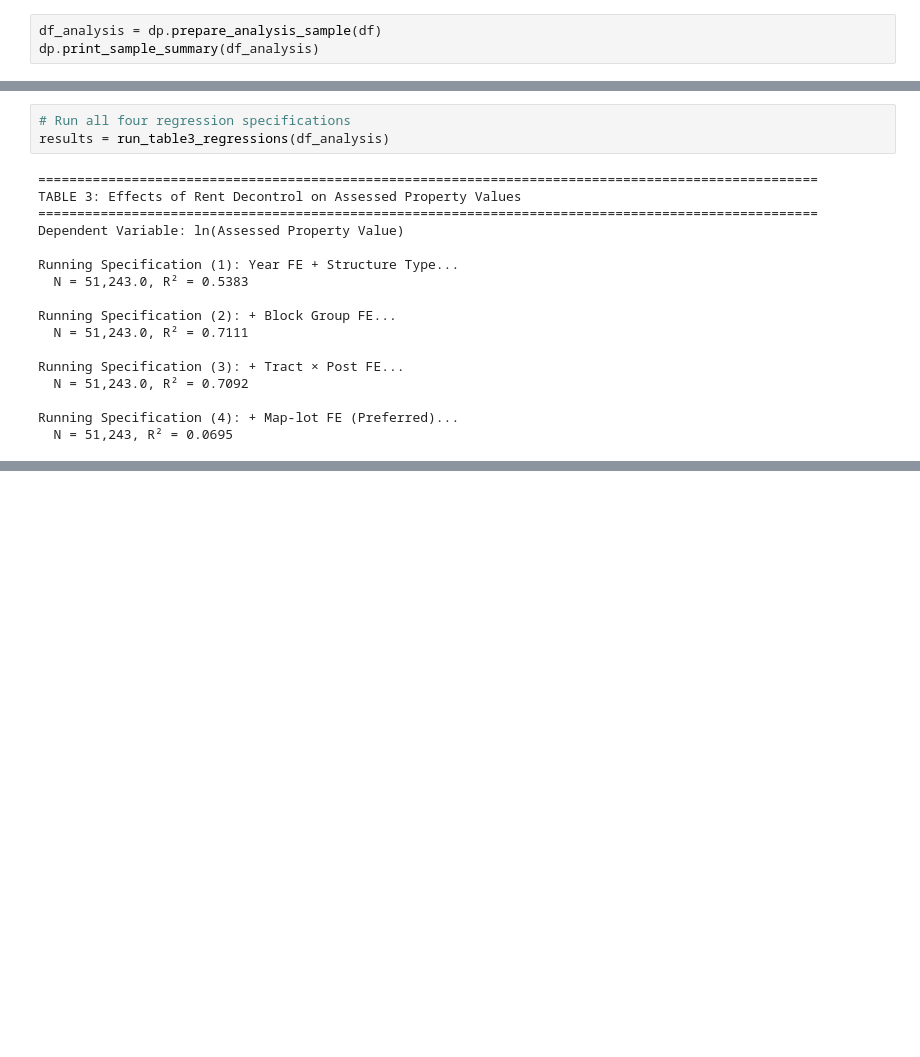
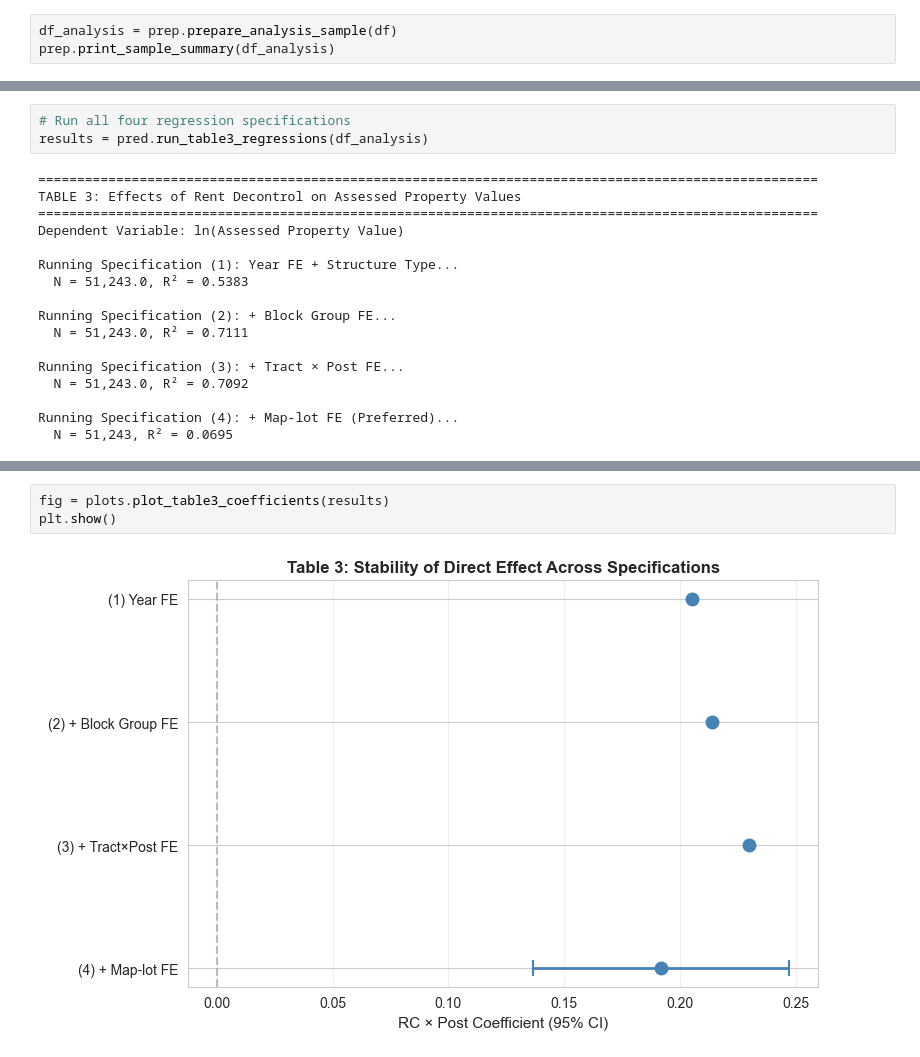
Before and after one commit to eisenhauerIO/project-business-decisions-PolapatC, a Jupyter notebook: project.ipynb, the cells around one changed output, grey strips where cells are left out. Drawn from its saved outputs; the diff is of its cells as text; blank space fills up the shorter version.

Commit message:
Second draft - More data visualization, Monte-Carlo, and revision from first draft

```diff
--- a/project.ipynb
+++ b/project.ipynb
@@ -206,8 +176,8 @@ RC distribution: {0: 39491, 1: 18068}
 # %% [markdown]
 ### 5.2 Data Summary and Visualization
 # %%
-df_analysis = dp.prepare_analysis_sample(df)
-dp.print_sample_summary(df_analysis)
+df_analysis = prep.prepare_analysis_sample(df)
+prep.print_sample_summary(df_analysis)
 # %% [output]
 Analysis Sample Summary:
   Total observations: 51,243
@@ -285,7 +236,7 @@ from helper_files.prediction import (
 Table 3 estimates the direct effect of rent decontrol on assessed values using a difference-in-differences framework (equation 2) across 15,475 residential properties. Prior to decontrol, rent-controlled (RC) properties were assessed at roughly 50 log points below never-controlled properties. Following decontrol, this gap closed by approximately 22–25 log points, depending on the specification. The authors progressively add controls—block group fixed effects (89 groups), tract-by-year dummies (30 tracts), and map-lot fixed effects (9,497 parcels)—and find the RC × Post coefficient remains highly stable across all specifications (ranging from 0.217 to 0.249). However, these initial estimates do not distinguish between the **direct effect** (uncapping of rents at formerly controlled units) and the **indirect effect** (neighborhood-level improvements), since decontrolled properties tend to be located in neighborhoods with above-average rent control intensity. The subsequent analysis in Section V.B disentangles these two channels by introducing the rent control intensity (RCI) measure.
 # %%
 # Run all four regression specifications
-results = run_table3_regressions(df_analysis)
+results = pred.run_table3_regressions(df_analysis)
 # %% [output]
 ====================================================================================================
 TABLE 3: Effects of Rent Decontrol on Assessed Property Values
@@ -327,4 +275,9 @@ RC × Post  0.205400    0.213906                  0.229757              0.191895
   • Spec (4) is preferred: Controls for property-specific and tract-specific time trends
   • Robust effect across specifications indicates causal impact of decontrol
 ====================================================================================================
+# %%
+fig = plots.plot_table3_coefficients(results)
+plt.show()
+# %% [output]
+[figure, added]
 # %% [markdown]
```
Also changed, not shown: parts of 27 cells of this notebook, 3 other files.
